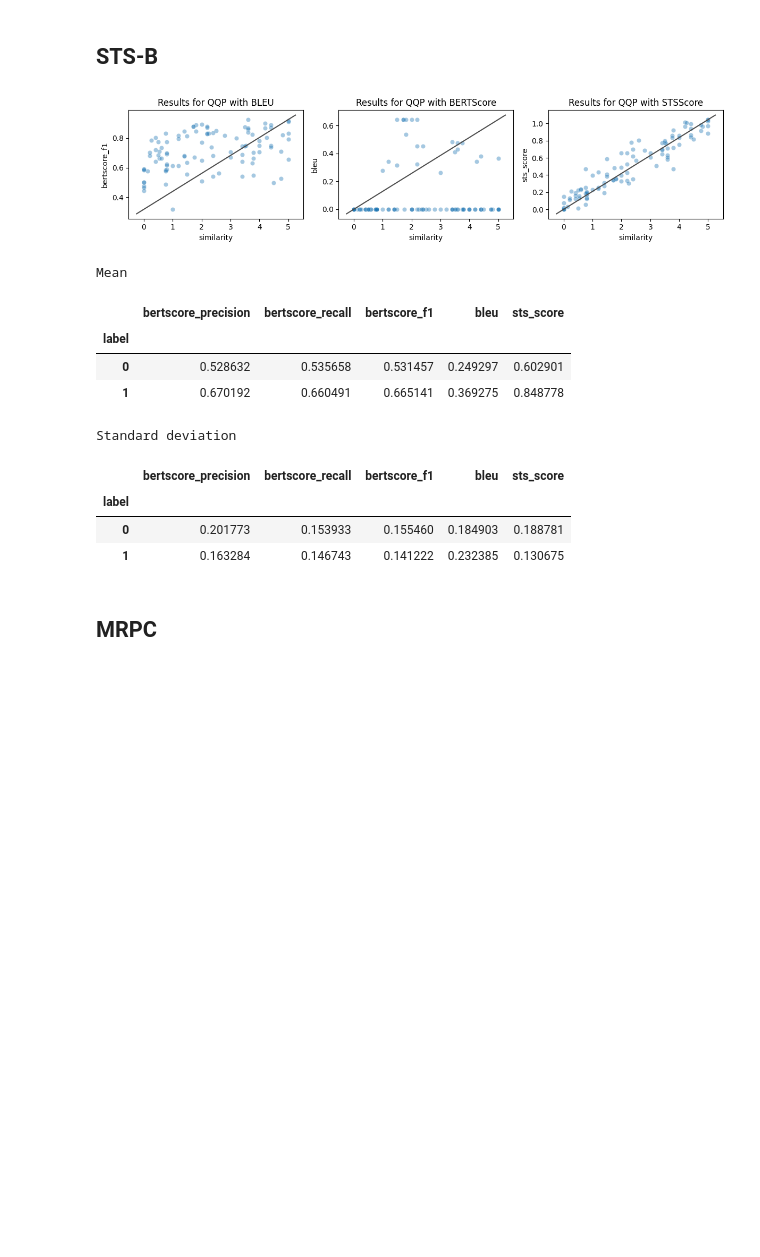
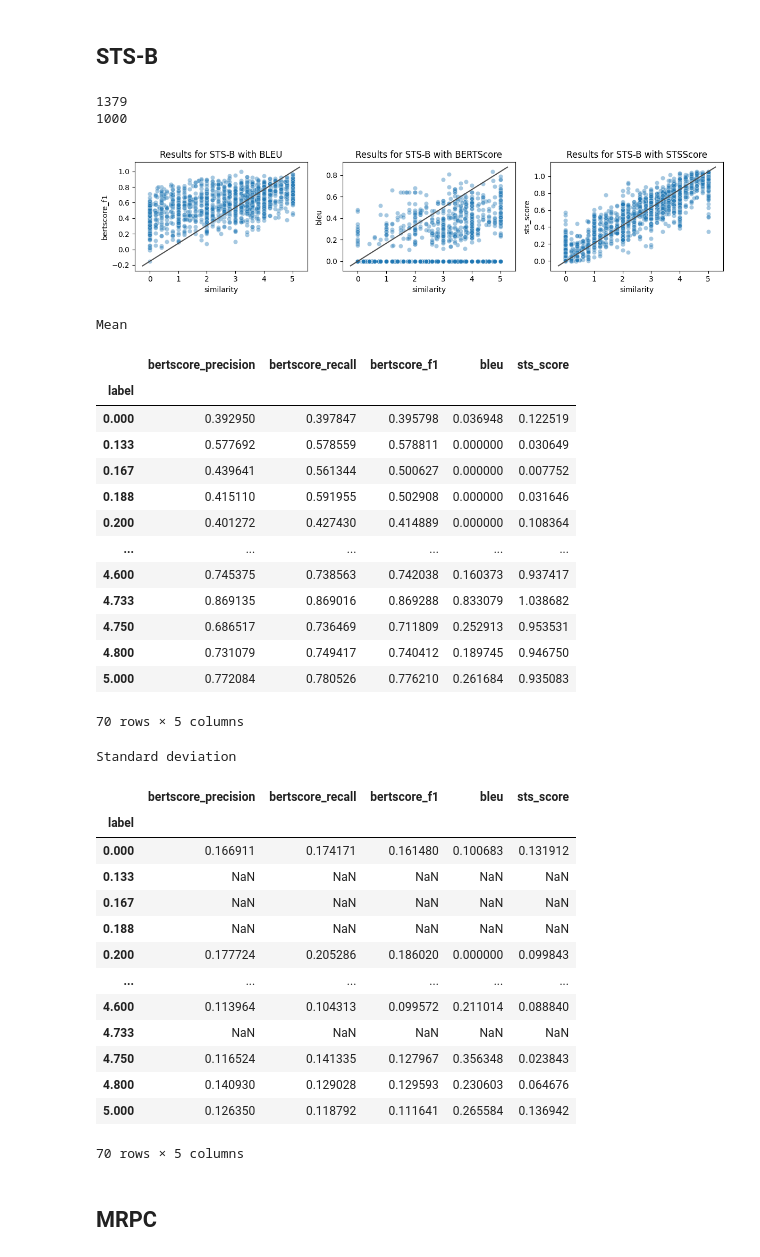
Before and after one commit to aieng-lab/stsscore, a Jupyter notebook: eval-semantic-similarity.ipynb, the cells around one changed output. Cells and saved outputs as stored; diff of their text form; code cells hidden in the pictures; blank space fills up the shorter version.

Commit message:
update all results

```diff
--- a/eval-semantic-similarity.ipynb
+++ b/eval-semantic-similarity.ipynb
@@ -42,7 +42,7 @@ def fetch_scores(scorer, bleu, data, feature1, feature2):
         if count % 1000 == 0:
             print(count)
         if count > 100:
-            break
+            #break
             pass
     return scores
 # %% [markdown]
@@ -50,44 +50,66 @@ def fetch_scores(scorer, bleu, data, feature1, feature2):
 # %%
 data = load_dataset("stsb_multi_mt", name="en", split="test")
 data = data.rename_column("similarity_score", "label")
-scores_qqp = pd.DataFrame(fetch_scores(scorer, bleu, data, 'sentence1', 'sentence2'))
+scores_stsb = pd.DataFrame(fetch_scores(scorer, bleu, data, 'sentence1', 'sentence2'))
 
 def draw_diagonal(ax):
     ax.plot(ax.get_xlim(), ax.get_ylim(), c=".3")
 
 fig, axes = plt.subplots(1, 3, figsize=(12, 3))
-sns.scatterplot(x="label", y="bertscore_f1", data=scores_qqp, alpha=0.4, ax=axes[0])
-sns.scatterplot(x="label", y="bleu", data=scores_qqp, alpha=0.4, ax=axes[1])
-sns.scatterplot(x="label", y="sts_score", data=scores_qqp, alpha=0.4, ax=axes[2])
+sns.scatterplot(x="label", y="bertscore_f1", data=scores_stsb, alpha=0.4, ax=axes[0])
+sns.scatterplot(x="label", y="bleu", data=scores_stsb, alpha=0.4, ax=axes[1])
+sns.scatterplot(x="label", y="sts_score", data=scores_stsb, alpha=0.4, ax=axes[2])
 draw_diagonal(axes[0])
 draw_diagonal(axes[1])
 draw_diagonal(axes[2])
-axes[0].set_title("Results for QQP with BLEU")
+axes[0].set_title("Results for STS-B with BLEU")
 axes[0].set_xlabel("similarity")
-axes[1].set_title("Results for QQP with BERTScore")
+axes[1].set_title("Results for STS-B with BERTScore")
 axes[1].set_xlabel("similarity")
-axes[2].set_title("Results for QQP with STSScore")
+axes[2].set_title("Results for STS-B with STSScore")
 axes[2].set_xlabel("similarity")
 fig.tight_layout()
 plt.savefig('plots/stsb.pdf', bbox_inches='tight')
 plt.show()
 print('Mean')
-display(scores_mrpc.groupby('label').mean())
+display(scores_stsb.groupby('label').mean())
 print('Standard deviation')
-display(scores_mrpc.groupby('label').std())
-scores_mrpc.to_csv('scores/stsb.csv')
+display(scores_stsb.groupby('label').std())
+scores_stsb.to_csv('scores/stsb.csv')
 # %% [output]
+1379
+1000
-[figure, old version]
+[figure, new version]
-Mean
+Mean
 |  | bertscore_precision | bertscore_recall | bertscore_f1 | bleu | sts_score |
 | label |  |  |  |  |  |
-| 0 | 0.528632 | 0.535658 | 0.531457 | 0.249297 | 0.602901 |
-| 1 | 0.670192 | 0.660491 | 0.665141 | 0.369275 | 0.848778 |
+| 0.000 | 0.392950 | 0.397847 | 0.395798 | 0.036948 | 0.122519 |
+| 0.133 | 0.577692 | 0.578559 | 0.578811 | 0.000000 | 0.030649 |
+| 0.167 | 0.439641 | 0.561344 | 0.500627 | 0.000000 | 0.007752 |
+| 0.188 | 0.415110 | 0.591955 | 0.502908 | 0.000000 | 0.031646 |
+| 0.200 | 0.401272 | 0.427430 | 0.414889 | 0.000000 | 0.108364 |
+| ... | ... | ... | ... | ... | ... |
+| 4.600 | 0.745375 | 0.738563 | 0.742038 | 0.160373 | 0.937417 |
+| 4.733 | 0.869135 | 0.869016 | 0.869288 | 0.833079 | 1.038682 |
+| 4.750 | 0.686517 | 0.736469 | 0.711809 | 0.252913 | 0.953531 |
+| 4.800 | 0.731079 | 0.749417 | 0.740412 | 0.189745 | 0.946750 |
+| 5.000 | 0.772084 | 0.780526 | 0.776210 | 0.261684 | 0.935083 |
-Standard deviation
+70 rows × 5 columns
+Standard deviation
 |  | bertscore_precision | bertscore_recall | bertscore_f1 | bleu | sts_score |
 | label |  |  |  |  |  |
-| 0 | 0.201773 | 0.153933 | 0.155460 | 0.184903 | 0.188781 |
-| 1 | 0.163284 | 0.146743 | 0.141222 | 0.232385 | 0.130675 |
+| 0.000 | 0.166911 | 0.174171 | 0.161480 | 0.100683 | 0.131912 |
+| 0.133 | NaN | NaN | NaN | NaN | NaN |
+| 0.167 | NaN | NaN | NaN | NaN | NaN |
+| 0.188 | NaN | NaN | NaN | NaN | NaN |
+| 0.200 | 0.177724 | 0.205286 | 0.186020 | 0.000000 | 0.099843 |
+| ... | ... | ... | ... | ... | ... |
+| 4.600 | 0.113964 | 0.104313 | 0.099572 | 0.211014 | 0.088840 |
+| 4.733 | NaN | NaN | NaN | NaN | NaN |
+| 4.750 | 0.116524 | 0.141335 | 0.127967 | 0.356348 | 0.023843 |
+| 4.800 | 0.140930 | 0.129028 | 0.129593 | 0.230603 | 0.064676 |
+| 5.000 | 0.126350 | 0.118792 | 0.111641 | 0.265584 | 0.136942 |
+70 rows × 5 columns
 # %% [markdown]
 ## MRPC
 # %%
```
Also changed, not shown: parts of 2 cells of this notebook, 6 other files.
